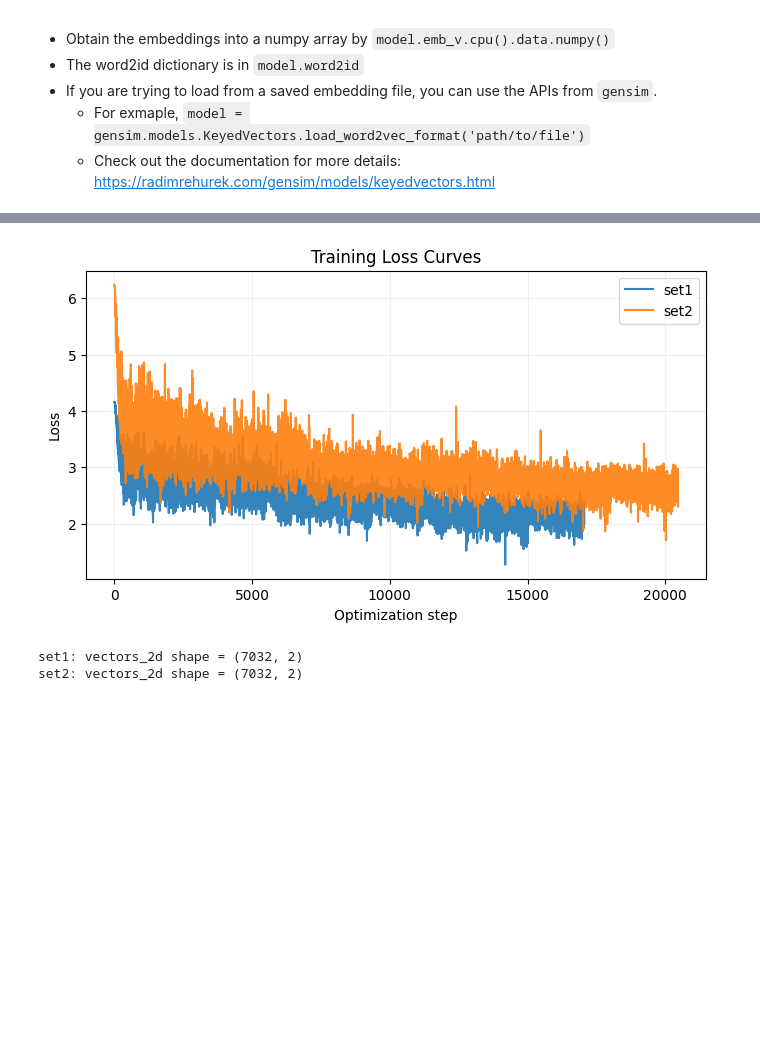
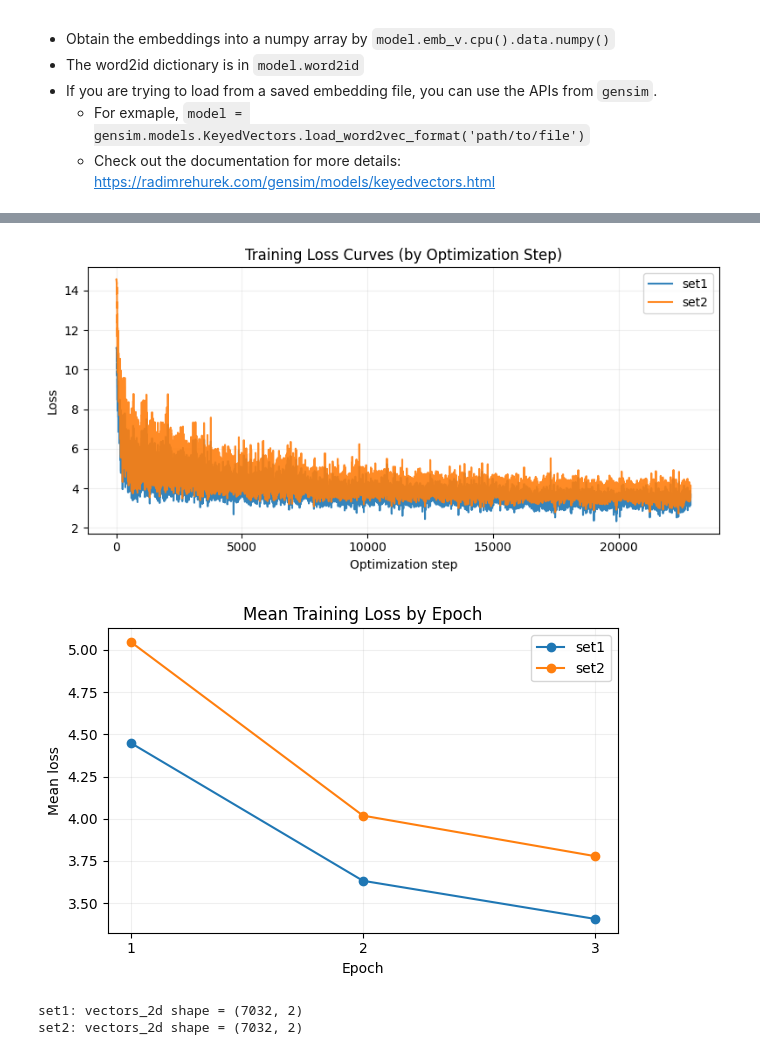
Before and after one commit to Morphex-Mo/CS310-Natural-Language-Processing, a Jupyter notebook: coding assignment/A2/A2_w2v.ipynb, the cells around one changed output, grey strips where cells are left out. Cells and saved outputs as stored; diff of their text form; code cells hidden in the pictures; blank space fills up the shorter version.

```diff
--- a/coding assignment/A2/A2_w2v.ipynb
+++ b/coding assignment/A2/A2_w2v.ipynb
@@ -316,7 +316,7 @@ def build_all_samples(window_size, k):
         tuples.extend(list(generate_data(sent, window_size=window_size, k=k, corpus=corpus)))
     return tuples
 
-def evaluate_analogy_accuracy(wv_model, csv_path):
+def evaluate_analogy_accuracy(wv_model, csv_path, topn=5):
     hit = 0
     total = 0
     with open(csv_path, "r", encoding="utf-8") as f:
@@ -330,15 +330,20 @@ def evaluate_analogy_accuracy(wv_model, csv_path):
             if any(w not in wv_model.key_to_index for w in [w1, w2, w3, w4]):
                 continue
 
-            pred = wv_model.most_similar(positive=[w2, w3], negative=[w1], topn=1)[0][0].lower()
+            preds = [
+                w.lower()
+                for w, _ in wv_model.most_similar(
+                    positive=[w2, w3], negative=[w1], topn=topn
+                )
+            ]
             total += 1
-            if pred == w4:
+            if w4 in preds:
                 hit += 1
 
     acc = hit / total if total > 0 else 0.0
     return acc, hit, total
 
-def run_trial(tag, emb_size, k, window_size, epochs, batch_size, lr):
+def run_trial(tag, emb_size, k, window_size, epochs, batch_size, lr, topn_eval=5):
     tuples = build_all_samples(window_size=window_size, k=k)
     dataloader = list(batchify(tuples, batch_size=batch_size))
     model = SkipGram(corpus.vocab_size, emb_size)
@@ -348,7 +353,7 @@ def run_trial(tag, emb_size, k, window_size, epochs, batch_size, lr):
     emb_path = base_dir / f"embeddings_{tag}.txt"
     model.save_embedding(corpus.id2word, str(emb_path))
     wv = KeyedVectors.load_word2vec_format(str(emb_path), binary=False)
-    acc, hit, total = evaluate_analogy_accuracy(wv, analogy_file)
+    acc, hit, total = evaluate_analogy_accuracy(wv, analogy_file, topn=topn_eval)
 
     return {
         "tag": tag,
@@ -359,6 +364,7 @@ def run_trial(tag, emb_size, k, window_size, epochs, batch_size, lr):
             "epochs": epochs,
             "batch_size": batch_size,
             "lr": lr,
+            "topn_eval": topn_eval,
         },
         "model": model,
         "loss_curve": loss_curve,
@@ -369,53 +375,77 @@ def run_trial(tag, emb_size, k, window_size, epochs, batch_size, lr):
         "total": total,
     }
 
+# Grading-standard setting: Top-5 with recommended-or-larger hyper-params.
 EPOCHS = 3
 trial_set1 = run_trial(
     tag="set1",
-    emb_size=100,
-    k=5,
-    window_size=3,
+    emb_size=150,
+    k=15,
+    window_size=5,
     epochs=EPOCHS,
     batch_size=128,
     lr=0.01,
-)
+    topn_eval=5,
+    )
 
-# Custom set with intentionally different geometry and negative pressure
+# Custom set (still satisfying recommended-or-larger guideline).
 trial_set2 = run_trial(
     tag="set2_ember",
-    emb_size=140,
-    k=8,
-    window_size=4,
+    emb_size=200,
+    k=20,
+    window_size=5,
     epochs=EPOCHS,
     batch_size=128,
     lr=0.008,
-)
+    topn_eval=5,
+    )
 
 experiment_bank = {"set1": trial_set1, "set2": trial_set2}
 
-print("\n=== Analogy Accuracy Comparison ===")
+print("\n=== Analogy Accuracy Comparison (Top-5) ===")
 for key, val in experiment_bank.items():
     cfg = val["config"]
     print(
         f"{key}: acc={val['accuracy']:.4f} ({val['hit']}/{val['total']}) | "
-        f"emb={cfg['emb_size']}, k={cfg['k']}, window={cfg['window_size']}, epochs={cfg['epochs']}"
+        f"emb={cfg['emb_size']}, k={cfg['k']}, window={cfg['window_size']}, epochs={cfg['epochs']}, topn={cfg['topn_eval']}"
     )
 
 best_key = max(experiment_bank, key=lambda x: experiment_bank[x]["accuracy"])
 best_trial = experiment_bank[best_key]
-wv_from_bin = best_trial["wv"]  # reuse variable name for later plotting cells
-print(f"\nBest setting by analogy accuracy: {best_key}")
+wv_from_bin = best_trial["wv"]
+print(f"\nBest setting by Top-5 analogy accuracy: {best_key}")
 print(f"Embedding file: {best_trial['embedding_path']}")
 
-# Loss screenshot helper for Requirement 3(a).
+# Figure 1 for report: loss vs optimization step
 plt.figure(figsize=(8, 4))
 for key, val in experiment_bank.items():
     plt.plot(val["loss_curve"], label=key, alpha=0.9)
-plt.title("Training Loss Curves")
+plt.title("Training Loss Curves (by Optimization Step)")
 plt.xlabel("Optimization step")
 plt.ylabel("Loss")
 plt.legend()
 plt.grid(alpha=0.2)
+plt.tight_layout()
+plt.savefig(base_dir / "loss_by_optimization_step.png", dpi=160)
+plt.show()
+
+# Figure 2 for report: mean loss vs epoch
+plt.figure(figsize=(6, 4))
+for key, val in experiment_bank.items():
+    loss_curve = np.array(val["loss_curve"], dtype=float)
+    epochs = int(val["config"]["epochs"])
+    epoch_chunks = np.array_split(loss_curve, epochs)
+    epoch_means = [float(chunk.mean()) for chunk in epoch_chunks]
+    x_epochs = np.arange(1, epochs + 1)
+    plt.plot(x_epochs, epoch_means, marker="o", label=key)
+plt.title("Mean Training Loss by Epoch")
+plt.xlabel("Epoch")
+plt.ylabel("Mean loss")
+plt.xticks(np.arange(1, max(int(v["config"]["epochs"]) for v in experiment_bank.values()) + 1))
+plt.legend()
+plt.grid(alpha=0.2)
+plt.tight_layout()
+plt.savefig(base_dir / "mean_loss_by_epoch.png", dpi=160)
 plt.show()
 ### END YOUR CODE ###
 # %% [output]
@@ -438,5 +468,6 @@ Best setting by analogy accuracy: set2
 Embedding file: e:\CS310-Natural-Language-Processing\coding assignment\A2\embeddings_set2_ember.txt
-[figure, old version]
+[figure, new version]
+[figure, added]
 # %%
 # Truncated SVD
 ### YOUR CODE HERE ###
```
Also changed, not shown: parts of 2 cells of this notebook, 11 other files.
